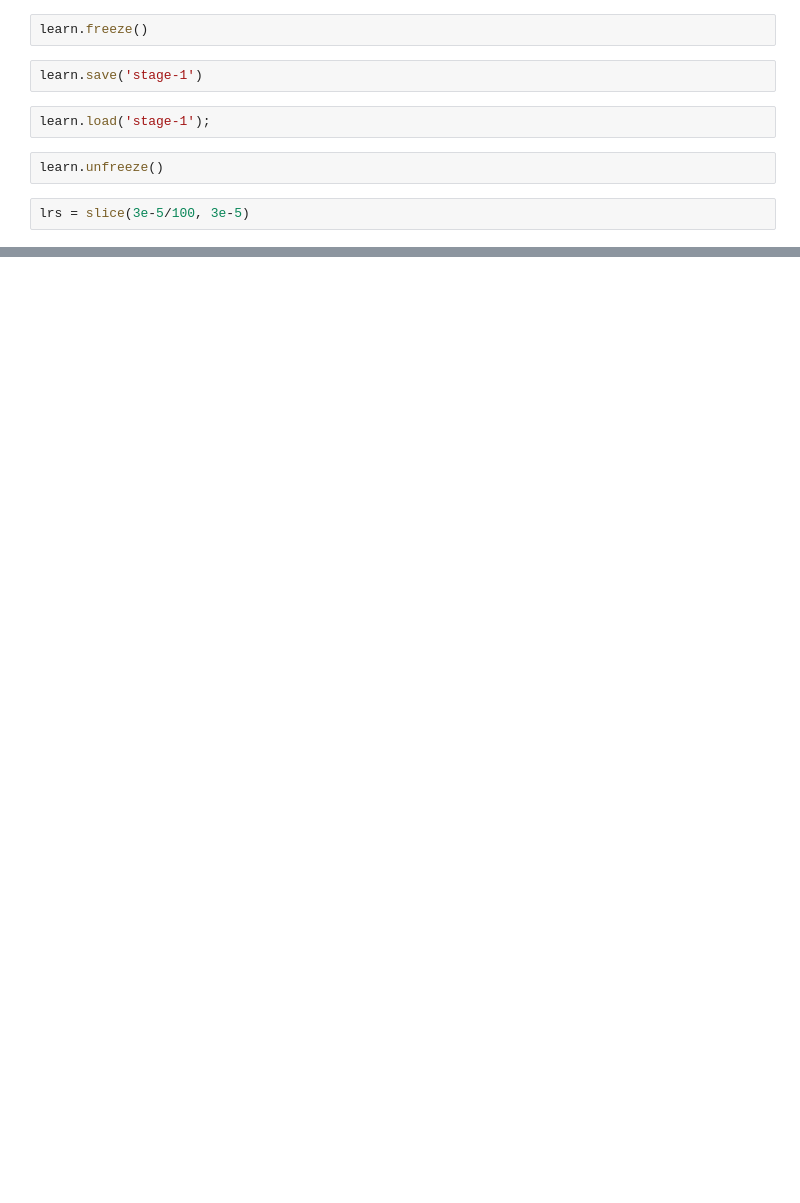
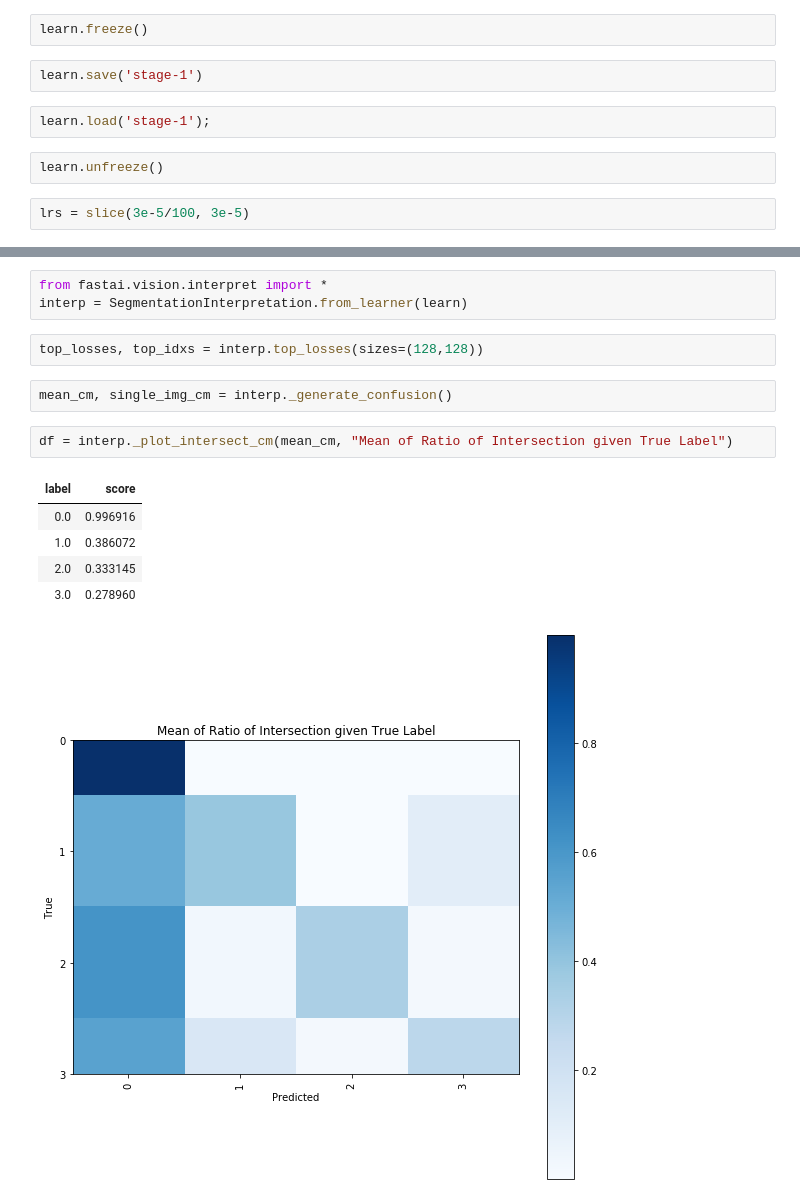
Before and after one commit to sroostee/Oat_Thesis, a Jupyter notebook: scripts/3D_analysis/3D_segmentation.ipynb, the cells around one changed output, grey strips where cells are left out. Drawn from its saved outputs; the diff is of its cells as text; blank space fills up the shorter version.

```diff
--- a/scripts/3D_analysis/3D_segmentation.ipynb
+++ b/scripts/3D_analysis/3D_segmentation.ipynb
@@ -218,0 +224,16 @@ learn.fit_one_cycle(4, lrs)
+# %%
+from fastai.vision.interpret import *
+interp = SegmentationInterpretation.from_learner(learn)
+# %%
+top_losses, top_idxs = interp.top_losses(sizes=(128,128))
+# %%
+mean_cm, single_img_cm = interp._generate_confusion()
+# %%
+df = interp._plot_intersect_cm(mean_cm, "Mean of Ratio of Intersection given True Label")
+# %% [output]
+| label | score |
+| 0.0 | 0.996916 |
+| 1.0 | 0.386072 |
+| 2.0 | 0.333145 |
+| 3.0 | 0.278960 |
+[figure, added]
```
Also changed, not shown: parts of 22 cells of this notebook.
